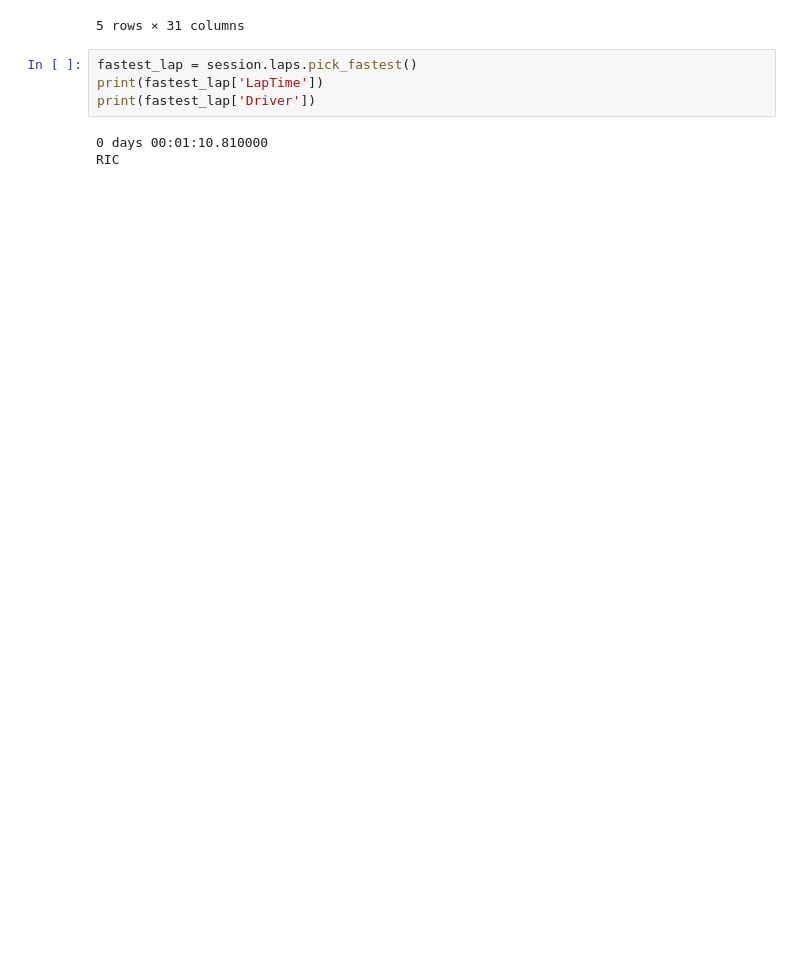
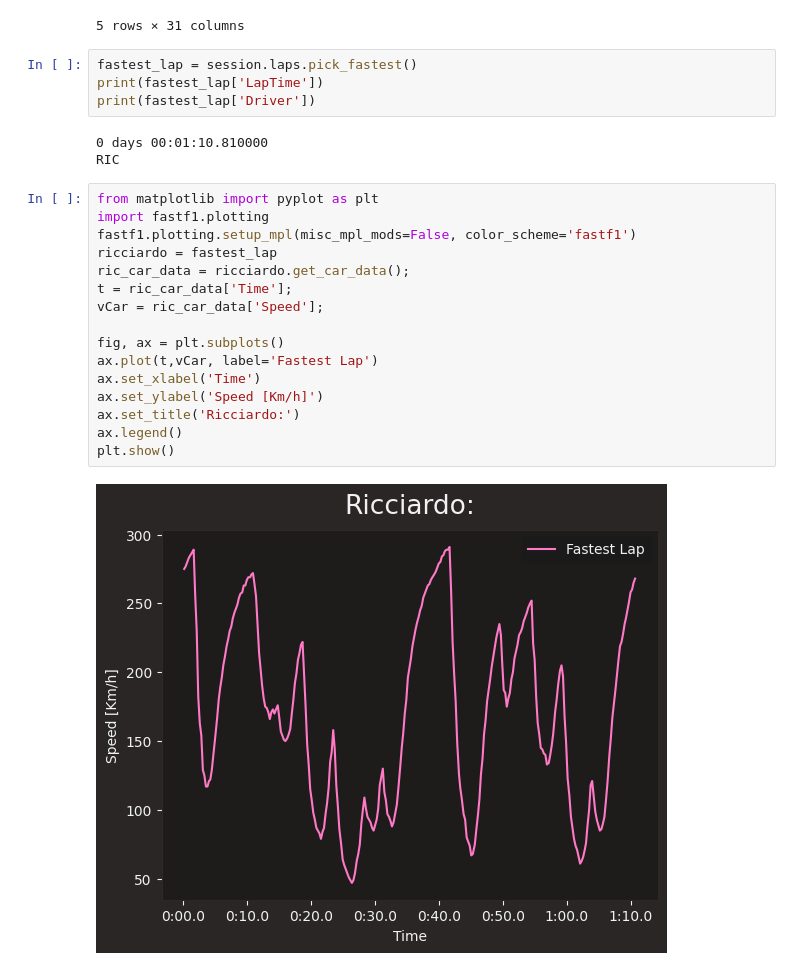
Before and after one commit to brian-sector1/f1_performance_lab, a Jupyter notebook: notebooks/RIC_analysis_01.ipynb, the cells around one changed output. Saved outputs shown, nothing was run; the diff lists cells and outputs as text; blank space fills up the shorter version.

Commit message:
added plot to ricciardo's fastest lap

```diff
--- a/notebooks/RIC_analysis_01.ipynb
+++ b/notebooks/RIC_analysis_01.ipynb
@@ -70,3 +50,21 @@ print(fastest_lap['Driver'])
 # %% [output]
 0 days 00:01:10.810000
 RIC
+# %%
+from matplotlib import pyplot as plt
+import fastf1.plotting
+fastf1.plotting.setup_mpl(misc_mpl_mods=False, color_scheme='fastf1')
+ricciardo = fastest_lap
+ric_car_data = ricciardo.get_car_data();
+t = ric_car_data['Time'];
+vCar = ric_car_data['Speed'];
+
+fig, ax = plt.subplots()
+ax.plot(t,vCar, label='Fastest Lap')
+ax.set_xlabel('Time')
+ax.set_ylabel('Speed [Km/h]')
+ax.set_title('Ricciardo:')
+ax.legend()
+plt.show()
+# %% [output]
+[figure, added]
```
Also changed, not shown: parts of 2 cells of this notebook.
